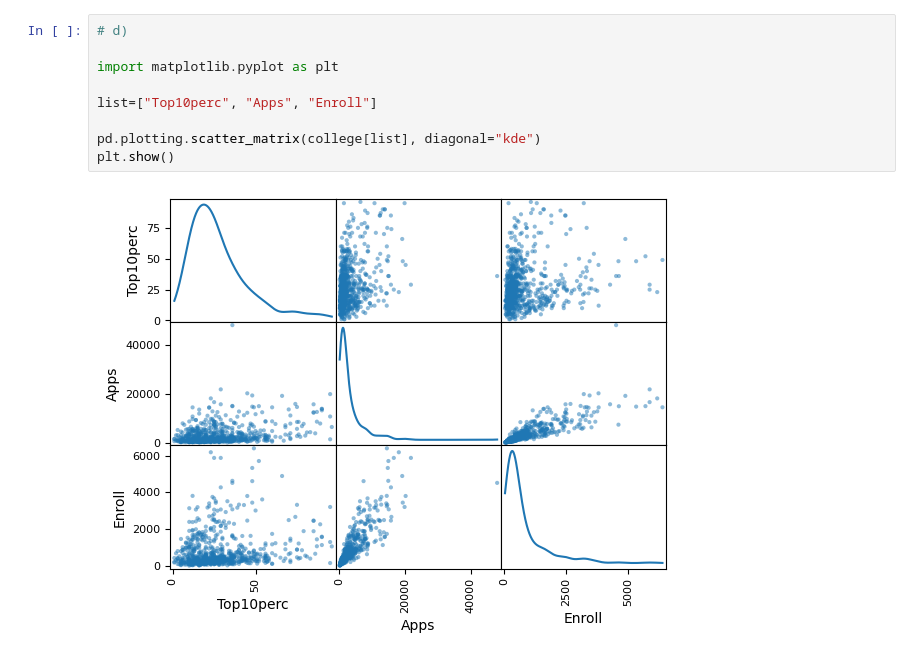
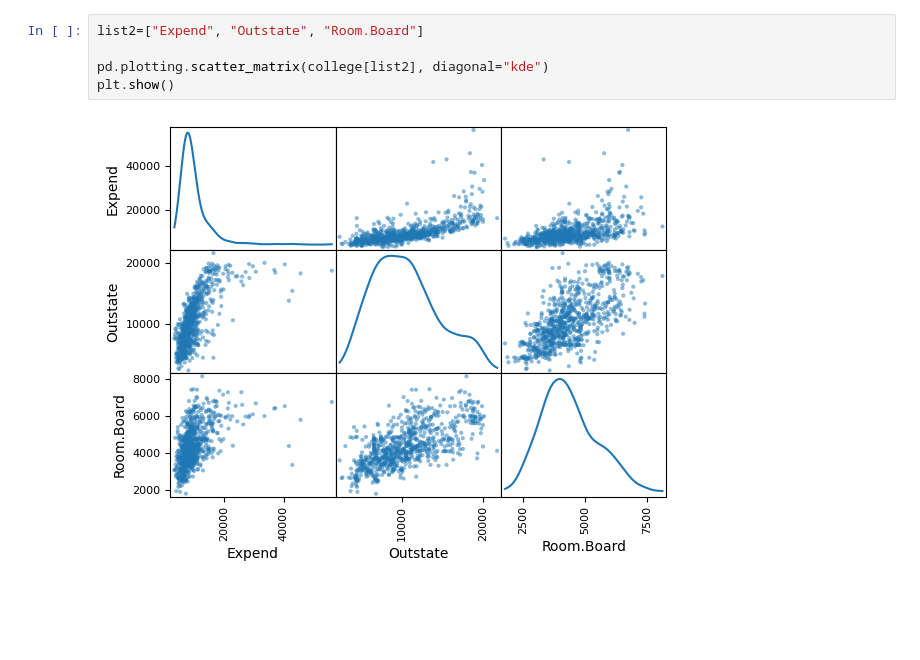
Before and after one commit to bearwinterfirth/college, a Jupyter notebook: college.ipynb, the cells around one changed output. Drawn from its saved outputs; the diff is of its cells as text; blank space fills up the shorter version.

```diff
--- a/college.ipynb
+++ b/college.ipynb
@@ -31,11 +113,7 @@ college.describe()
 # %%
-# d)
+list2=["Expend", "Outstate", "Room.Board"]
 
-import matplotlib.pyplot as plt
-
-list=["Top10perc", "Apps", "Enroll"]
-
-pd.plotting.scatter_matrix(college[list], diagonal="kde")
+pd.plotting.scatter_matrix(college[list2], diagonal="kde")
 plt.show()
 # %% [output]
-[figure, old version]
+[figure, new version]
```
Also changed, not shown: parts of 15 cells of this notebook.
